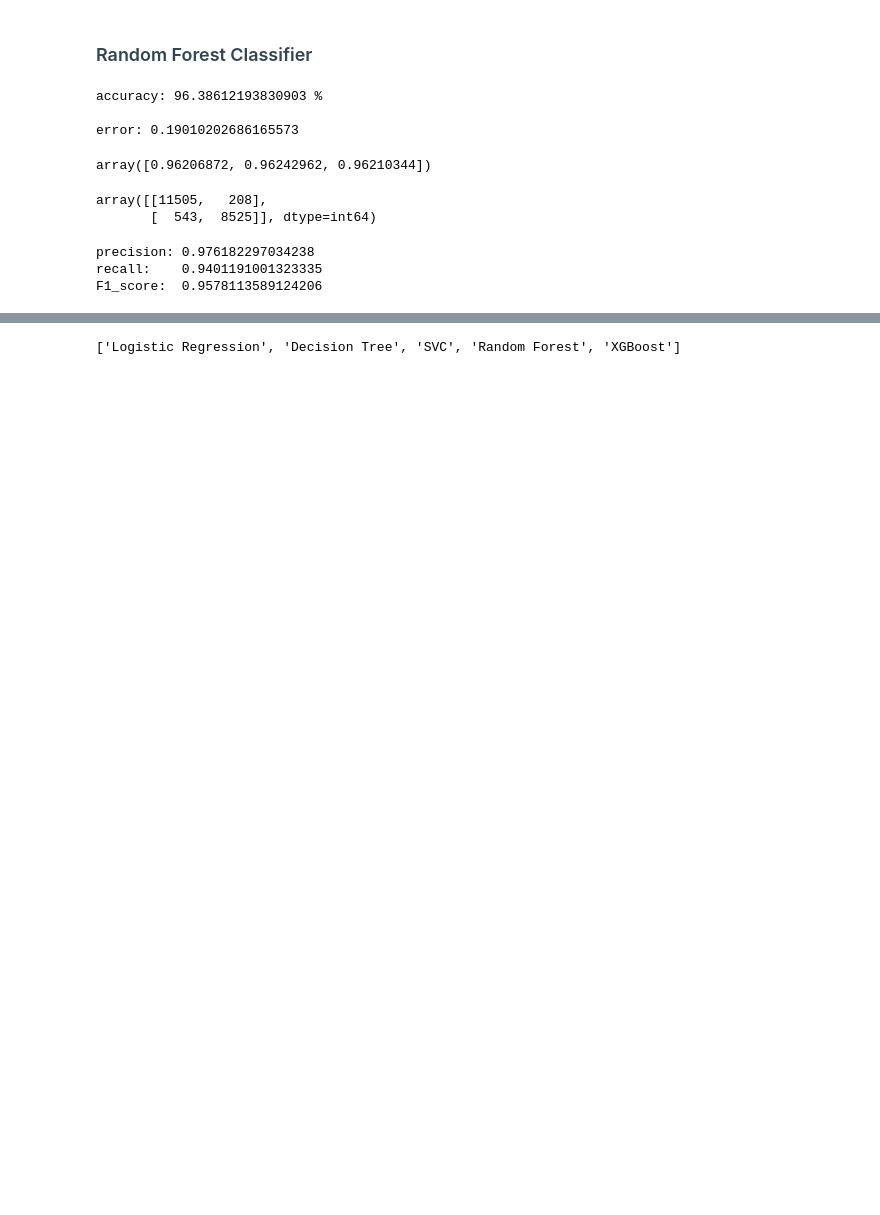
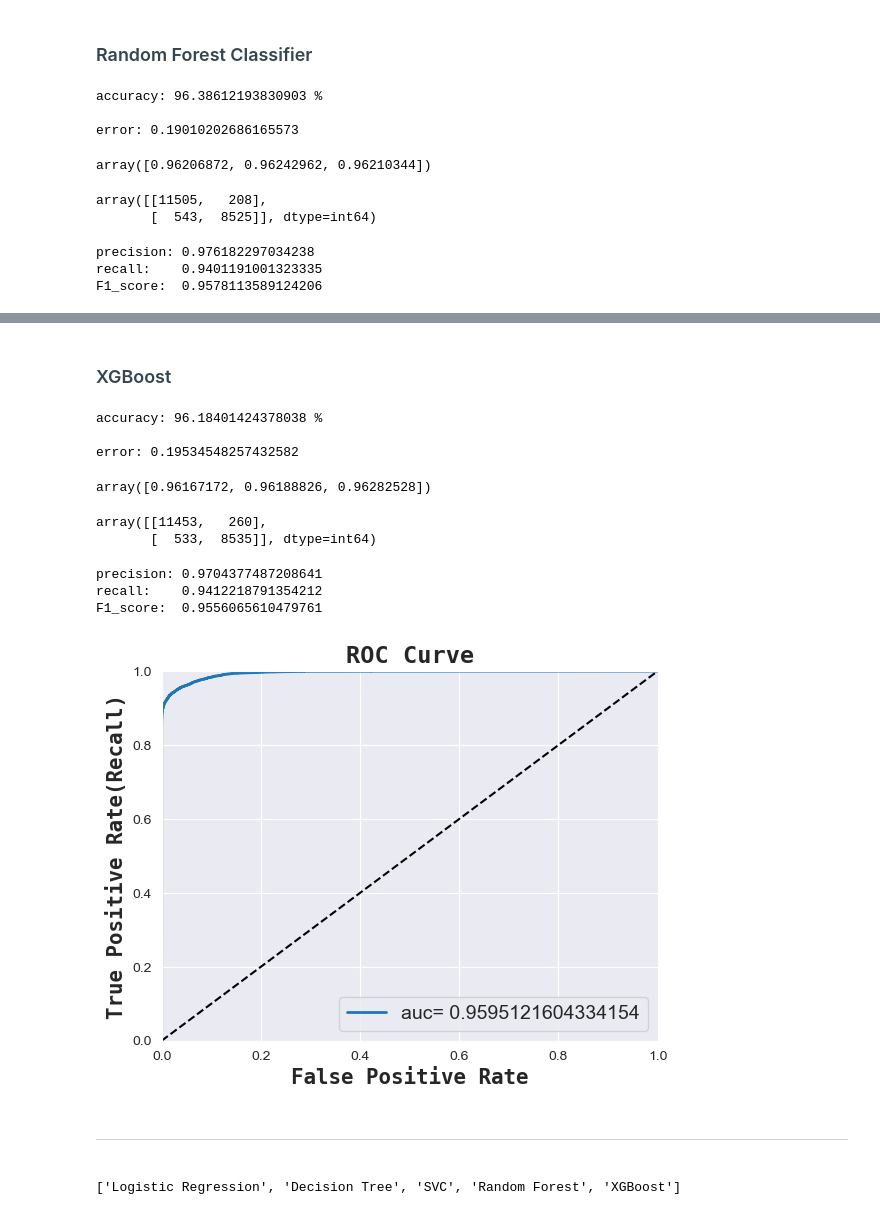
Before and after one commit to abdoghazala7/Airline-Passenger-Satisfaction, a Jupyter notebook: Airline-Passenger-Satisfaction.ipynb, the cells around one changed output, grey strips where cells are left out. Drawn from its saved outputs; the diff is of its cells as text; code cells hidden in the pictures; blank space fills up the shorter version.

```diff
--- a/Airline-Passenger-Satisfaction.ipynb
+++ b/Airline-Passenger-Satisfaction.ipynb
@@ -572,3 +544,37 @@ plot_roc_curve(XGB_fpr , XGB_tpr, roc_auc_score(y_valid , pred_5))
+# %% [markdown]
+# <h3 style = "color: #35454F">XGBoost</h3>
+# %%
+XGB = XGBClassifier(random_state = 42)
+XGB.fit(x_train , y_train)
+
+pred_5 = XGB.predict( x_valid )
+accuracy_and_rmse(pred_5 , 'XGBoost')
+# %% [output]
+accuracy: 96.18401424378038 %
+
+error: 0.19534548257432582
+# %%
+cross_val_score(XGB, x_train, y_train , cv= 3 , scoring= 'accuracy'  )
+# %% [output]
+array([0.96167172, 0.96188826, 0.96282528])
+# %%
+confusion_matrix(y_valid , pred_5 )
+# %% [output]
+array([[11453,   260],
+       [  533,  8535]], dtype=int64)
+# %%
+precision_recall_f1(pred_5)
+# %% [output]
+precision: 0.9704377487208641
+recall:    0.9412218791354212
+F1_score:  0.9556065610479761
+# %%
+XGB_fpr, XGB_tpr, thresholds = roc_curve(y_valid, XGB.predict_proba(x_valid)[:,1])
+plot_roc_curve(XGB_fpr , XGB_tpr, roc_auc_score(y_valid , pred_5))
+# %% [output]
+[figure, added]
+# %% [markdown]
+# <hr>
 # %%
 models
 # %% [output]
```
Also changed, not shown: parts of 21 cells of this notebook.
